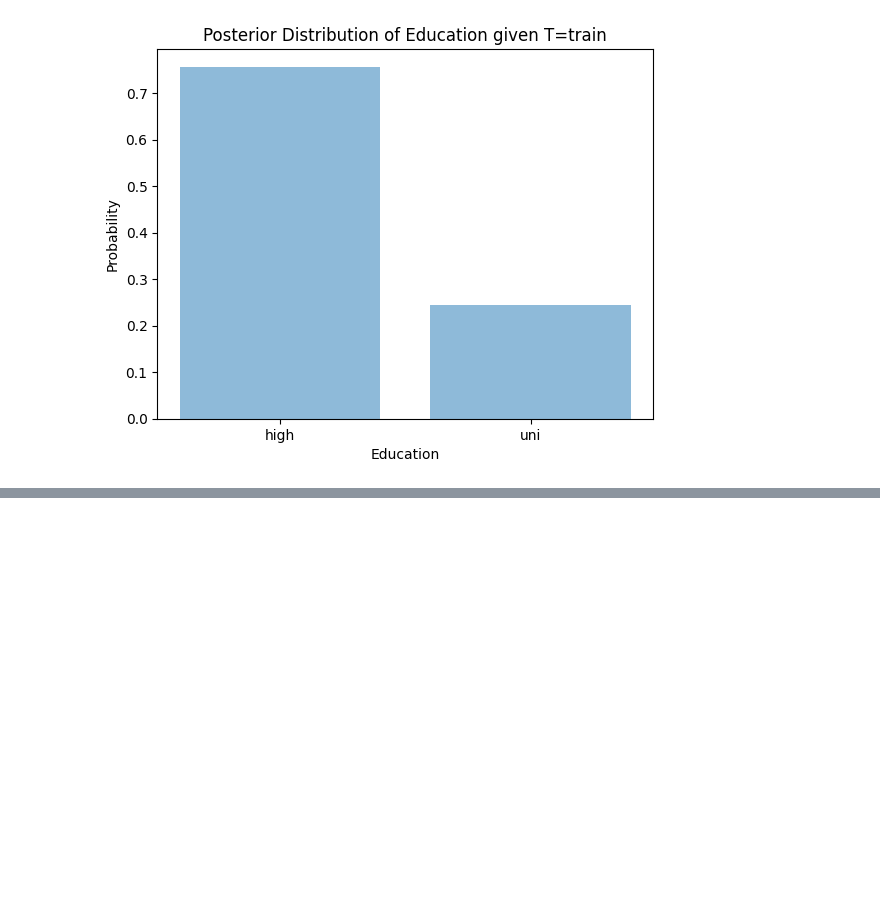
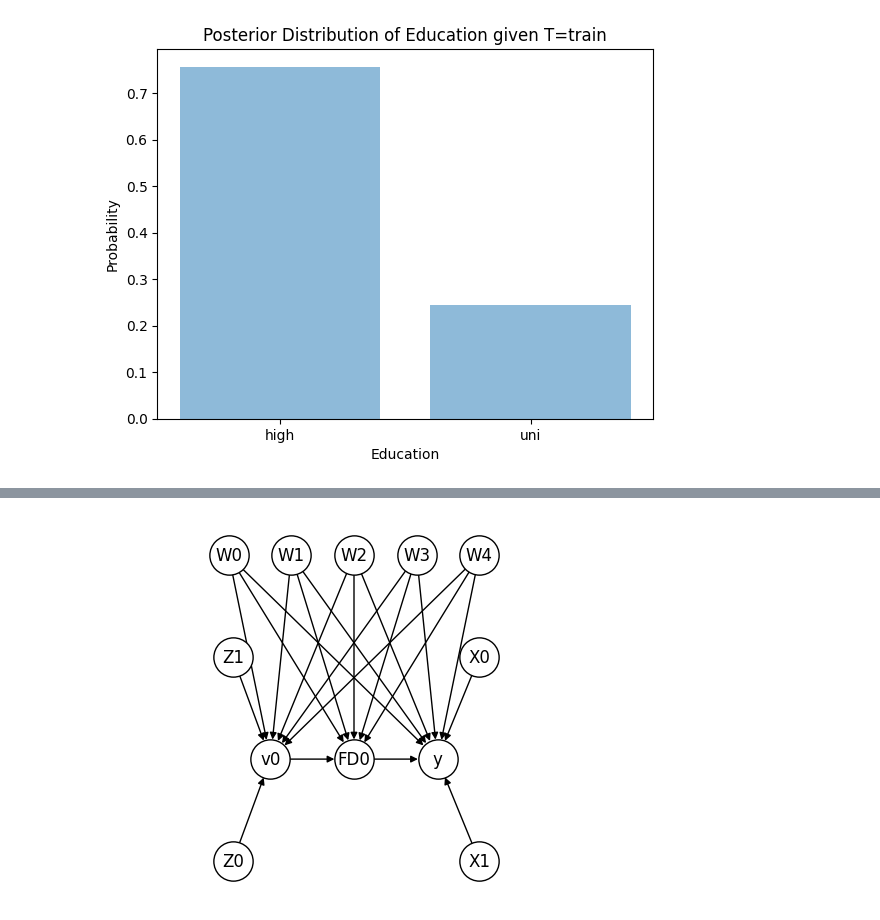
Before and after one commit to mjm3853/causal-ai-book, a Jupyter notebook: ch3/3_causal_graphs.ipynb, the cells around one changed output, grey strips where cells are left out. Cells and saved outputs as stored; diff of their text form; code cells hidden in the pictures; blank space fills up the shorter version.

```diff
--- a/ch3/3_causal_graphs.ipynb
+++ b/ch3/3_causal_graphs.ipynb
@@ -315,0 +304,50 @@ Both approaches encode the same causal assumptions—the factorization of P(A,S,
+# %%
+from dowhy import datasets
+
+import networkx as nx
+import matplotlib.pyplot as plt
+
+sim_data = datasets.linear_dataset(
+    beta=10.0,
+    num_treatments=1,
+    num_instruments=2,
+    num_effect_modifiers=2,
+    num_common_causes=5,
+    num_frontdoor_variables=1,
+    num_samples=100,
+    treatment_is_binary=False  # Avoid numpy 2.4 compatibility issue
+)
+
+dag = nx.parse_gml(sim_data['gml_graph'])
+
+pos = {
+'X0': (600, 350),
+'X1': (600, 250),
+'FD0': (300, 300),
+'W0': (0, 400),
+'W1': (150, 400),
+'W2': (300, 400),
+'W3': (450, 400),
+'W4': (600, 400),
+'Z0': (10, 250),
+'Z1': (10, 350),
+'v0': (100, 300),
+'y': (500, 300)
+}
+
+options = {
+"font_size": 12,
+"node_size": 800,
+"node_color": "white",
+"edgecolors": "black",
+"linewidths": 1,
+"width": 1,
+}
+
+nx.draw_networkx(dag, pos, **options)
+ax = plt.gca()
+ax.margins(x=0.40)
+plt.axis("off")
+plt.show()
+# %% [output]
+[figure, added]
```
Also changed, not shown: parts of 4 cells of this notebook, 2 other files.
